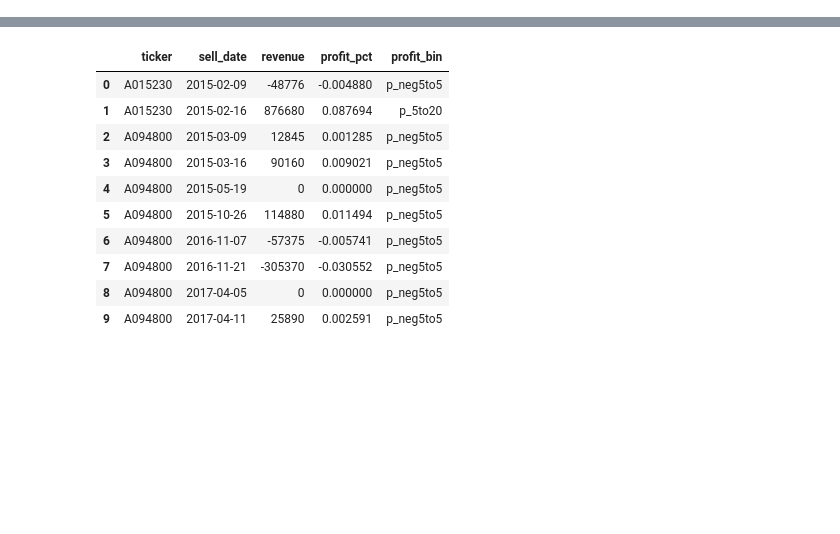
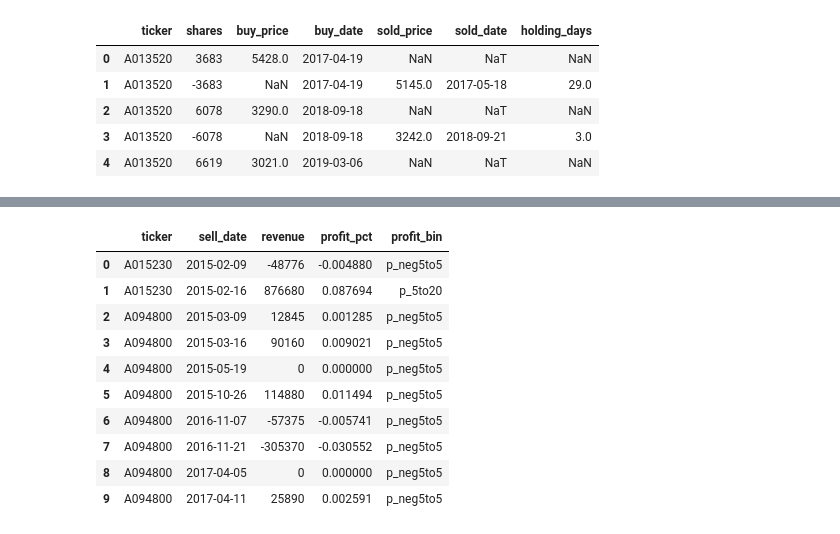
Before and after one commit to byeungchun/perfectdays, a Jupyter notebook: notebook/strategy01_result_analysis2.ipynb, the cells around one changed output, grey strips where cells are left out. Saved outputs shown, nothing was run; the diff lists cells and outputs as text; code cells hidden in the pictures; blank space fills up the shorter version.

```diff
--- a/notebook/strategy01_result_analysis2.ipynb
+++ b/notebook/strategy01_result_analysis2.ipynb
@@ -156,0 +196,9 @@ revenue_df = prepare_revenue(revenue_df)
+# %%
+holdings_df.head()
+# %% [output]
+|  | ticker | shares | buy_price | buy_date | sold_price | sold_date | holding_days |
+| 0 | A013520 | 3683 | 5428.0 | 2017-04-19 | NaN | NaT | NaN |
+| 1 | A013520 | -3683 | NaN | 2017-04-19 | 5145.0 | 2017-05-18 | 29.0 |
+| 2 | A013520 | 6078 | 3290.0 | 2018-09-18 | NaN | NaT | NaN |
+| 3 | A013520 | -6078 | NaN | 2018-09-18 | 3242.0 | 2018-09-21 | 3.0 |
+| 4 | A013520 | 6619 | 3021.0 | 2019-03-06 | NaN | NaT | NaN |
```
Also changed, not shown: parts of 9 cells of this notebook, 1 other file.
